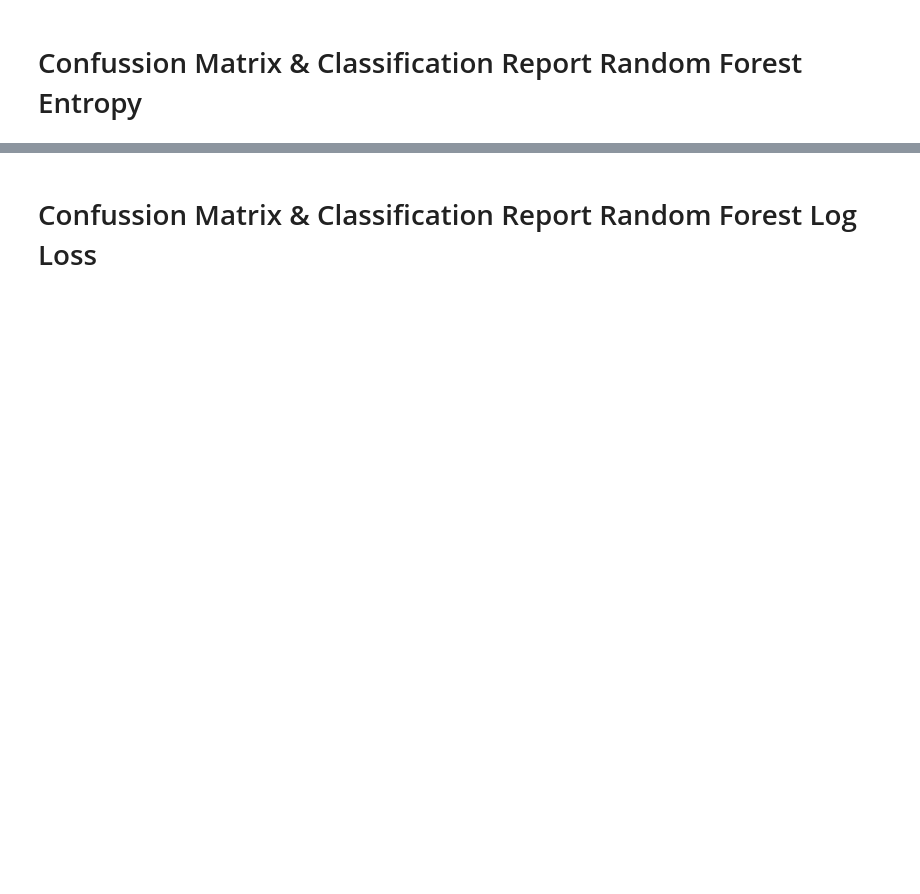
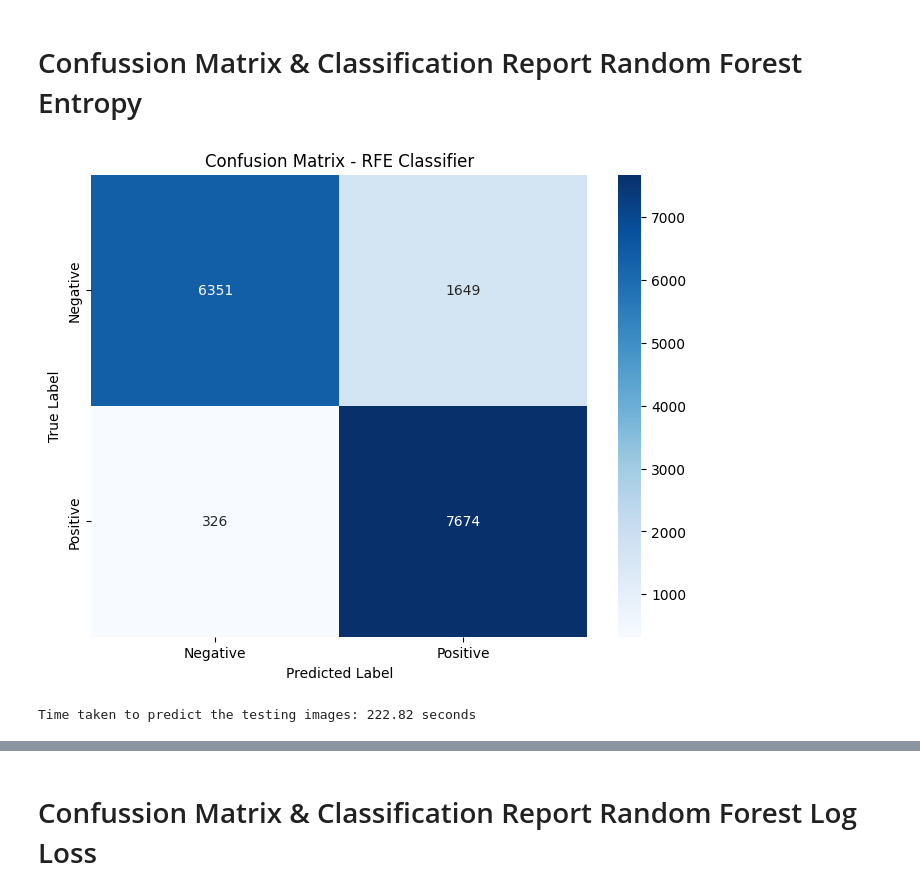
Before and after one commit to zeinhasan/HOG-LBP-Hybrid-Feature-Extraction-for-Texture, a Jupyter notebook: HOG-LBP(8 Num Points,1 Radius) Random Forest.ipynb, the cells around one changed output, grey strips where cells are left out. Saved outputs shown, nothing was run; the diff lists cells and outputs as text; code cells hidden in the pictures; blank space fills up the shorter version.

Commit message:
Upload Notebook & Modelling

```diff
--- a/HOG-LBP(8 Num Points,1 Radius) Random Forest.ipynb
+++ b/HOG-LBP(8 Num Points,1 Radius) Random Forest.ipynb
@@ -223,45 +247,54 @@ print("F1 Score:", f1_score_RFG_n8r1)
 # %% [markdown]
 # Confussion Matrix & Classification Report Random Forest Entropy
 # %%
-# Initialize empty lists for true labels and predicted labels
-true_labels = []
-predicted_labels = []
-
 # Add time measurement
 start = time.time()
 # Loop over the testing images
 for imagePath in paths.list_images(testing_path):
-    # Load the image, convert it to grayscale, describe it,
-    # and classify it
+    # Load the image, convert it to grayscale, describe it
     image = cv2.imread(imagePath)
     gray = cv2.cvtColor(image, cv2.COLOR_BGR2GRAY)
-    hist = desc.describe(gray)
-    prediction = model_RFE.predict(hist.reshape(1, -1))
+
+    # Extract LBP features
+    lbp_hist = desc.describe(gray)
+
+    # Extract HOG features
+    hog_features = hog(gray, **hog_params)
+
+    # Combine HOG and LBP features
+    features = np.hstack((hog_features, lbp_hist))
+
+    # Predict the label using the trained SVM classifier
+    prediction = model_RFE.predict(features.reshape(1, -1))
 
     # Extract the true label from the image path
     true_label = imagePath.split(os.path.sep)[-2]
 
     # Update the lists
     true_labels.append(true_label)
     predicted_labels.append(prediction[0])
 
 # Create the confusion matrix
 conf_matrix = confusion_matrix(true_labels, predicted_labels)
 
 # Display the confusion matrix using a heatmap
 plt.figure(figsize=(8, 6))
 sns.heatmap(conf_matrix, annot=True, fmt='d', cmap='Blues', xticklabels=np.unique(true_labels),
             yticklabels=np.unique(true_labels))
-plt.title('Confusion Matrix Random Forest Entropy Criterion')
+plt.title('Confusion Matrix - RFE Classifier')
 plt.xlabel('Predicted Label')
 plt.ylabel('True Label')
 plt.show()
+
 # Stop time measurement
 end = time.time()
 
 # Calculate the elapsed time
 elapsed_time = end - start
 print(f"Time taken to predict the testing images: {elapsed_time:.2f} seconds")
+# %% [output]
+[figure, added]
+Time taken to predict the testing images: 222.82 seconds
 # %%
 # Get the classification report
 class_report = classification_report(true_labels, predicted_labels, digits=4)
```
Also changed, not shown: parts of 11 cells of this notebook, 4 other files.
